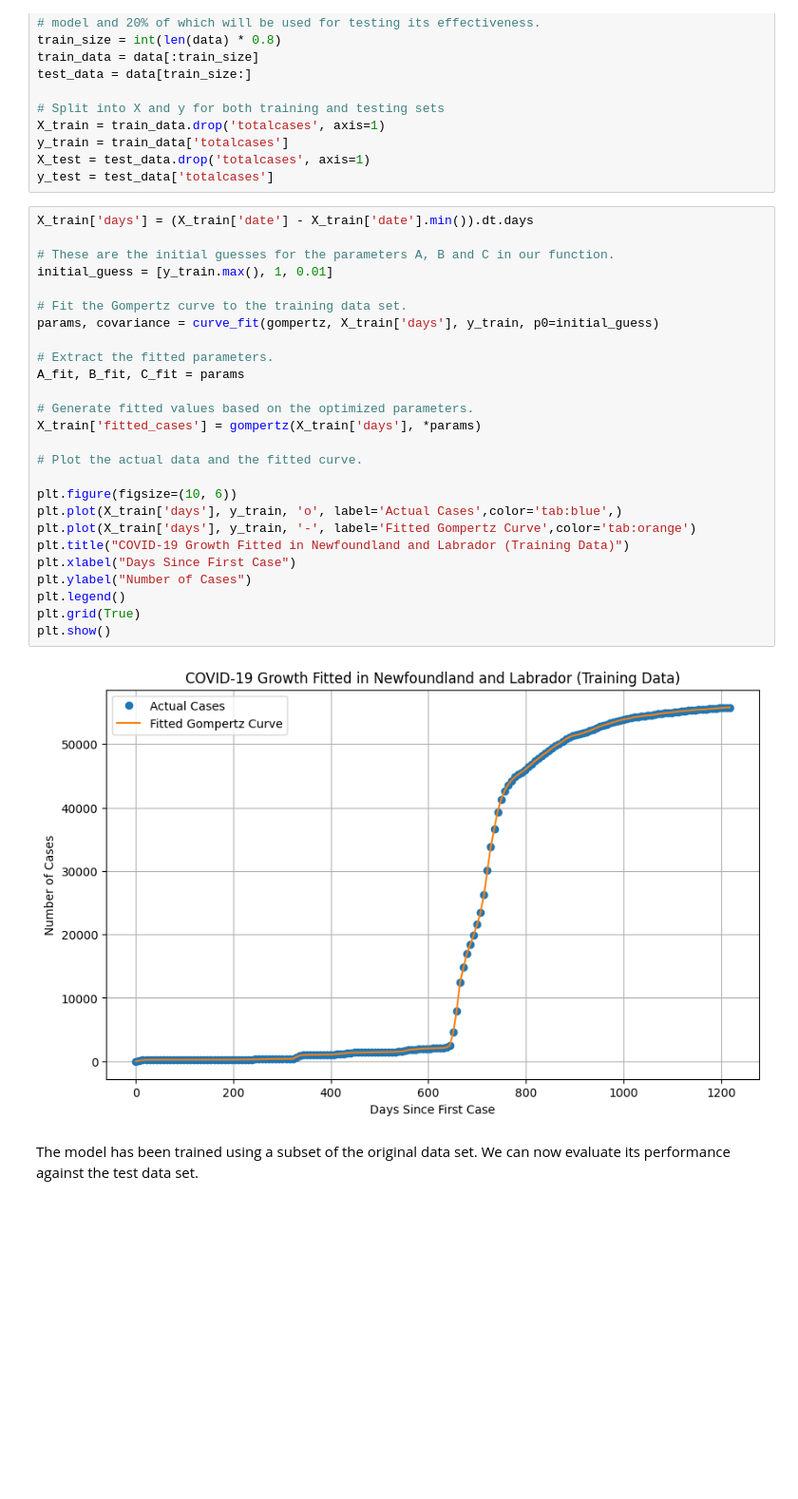
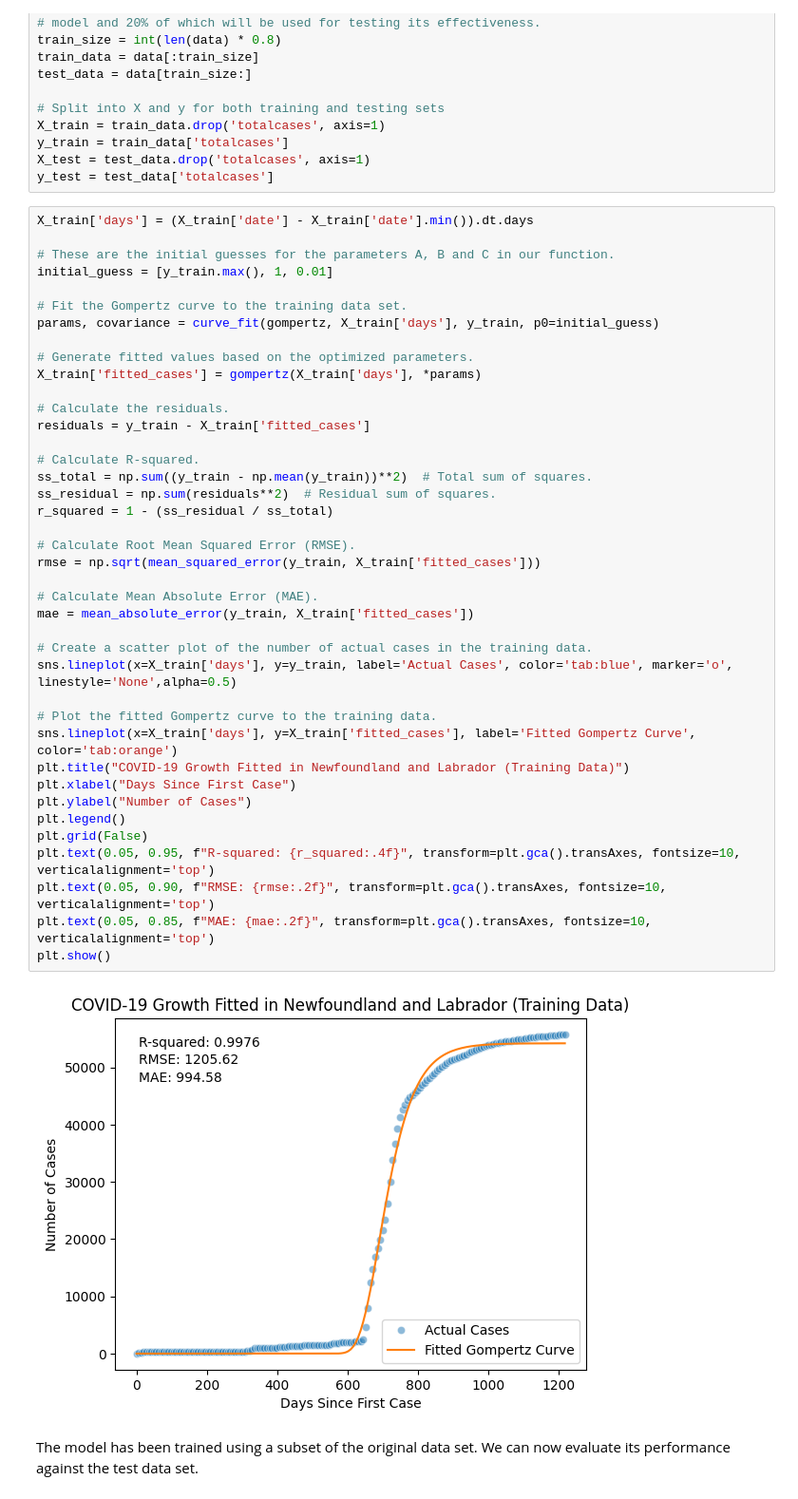
Before and after one commit to sa0v/COVID, a Jupyter notebook: COVID.ipynb, the cells around one changed output. Shown at 95% size. Saved outputs shown, nothing was run; the diff lists cells and outputs as text; blank space fills up the shorter version.

Commit message:
New plots, an acknowledgements section and updated conclusions

```diff
--- a/COVID.ipynb
+++ b/COVID.ipynb
@@ -49,31 +51,45 @@ y_test = test_data['totalcases']
 # %%
 X_train['days'] = (X_train['date'] - X_train['date'].min()).dt.days
 
 # These are the initial guesses for the parameters A, B and C in our function.
 initial_guess = [y_train.max(), 1, 0.01]
 
 # Fit the Gompertz curve to the training data set.
 params, covariance = curve_fit(gompertz, X_train['days'], y_train, p0=initial_guess)
 
-# Extract the fitted parameters.
-A_fit, B_fit, C_fit = params
-
 # Generate fitted values based on the optimized parameters.
 X_train['fitted_cases'] = gompertz(X_train['days'], *params)
 
-# Plot the actual data and the fitted curve.
+# Calculate the residuals.
+residuals = y_train - X_train['fitted_cases']
 
-plt.figure(figsize=(10, 6))
-plt.plot(X_train['days'], y_train, 'o', label='Actual Cases',color='tab:blue',)
-plt.plot(X_train['days'], y_train, '-', label='Fitted Gompertz Curve',color='tab:orange')
+# Calculate R-squared.
+ss_total = np.sum((y_train - np.mean(y_train))**2)  # Total sum of squares.
+ss_residual = np.sum(residuals**2)  # Residual sum of squares.
+r_squared = 1 - (ss_residual / ss_total)
+
+# Calculate Root Mean Squared Error (RMSE).
+rmse = np.sqrt(mean_squared_error(y_train, X_train['fitted_cases']))
+
+# Calculate Mean Absolute Error (MAE).
+mae = mean_absolute_error(y_train, X_train['fitted_cases'])
+
+# Create a scatter plot of the number of actual cases in the training data.
+sns.lineplot(x=X_train['days'], y=y_train, label='Actual Cases', color='tab:blue', marker='o', linestyle='None',alpha=0.5)
+
+# Plot the fitted Gompertz curve to the training data.
+sns.lineplot(x=X_train['days'], y=X_train['fitted_cases'], label='Fitted Gompertz Curve', color='tab:orange')
 plt.title("COVID-19 Growth Fitted in Newfoundland and Labrador (Training Data)")
 plt.xlabel("Days Since First Case")
 plt.ylabel("Number of Cases")
 plt.legend()
-plt.grid(True)
+plt.grid(False)
+plt.text(0.05, 0.95, f"R-squared: {r_squared:.4f}", transform=plt.gca().transAxes, fontsize=10, verticalalignment='top')
+plt.text(0.05, 0.90, f"RMSE: {rmse:.2f}", transform=plt.gca().transAxes, fontsize=10, verticalalignment='top')
+plt.text(0.05, 0.85, f"MAE: {mae:.2f}", transform=plt.gca().transAxes, fontsize=10, verticalalignment='top')
 plt.show()
 # %% [output]
-[figure, old version]
+[figure, new version]
 # %% [markdown]
 The model has been trained using a subset of the original data set. We can now evaluate its performance against the test data set.
 # %%
```
Also changed, not shown: parts of 14 cells of this notebook.
